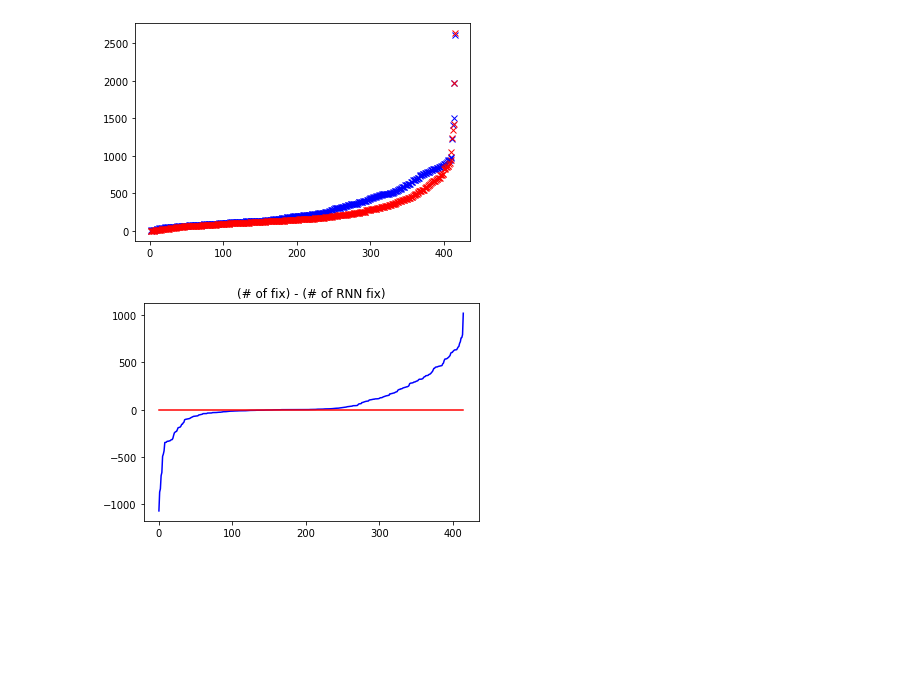
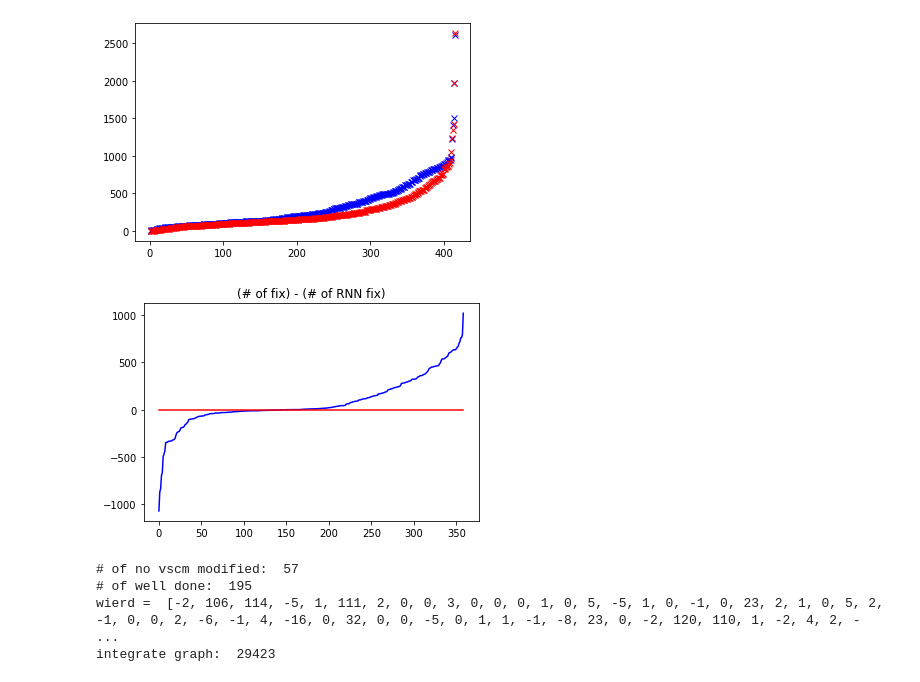
Before and after one commit to SweepFlaw/CppSynth, a Jupyter notebook: varsubtest/summary.ipynb, the cells around one changed output. Saved outputs shown, nothing was run; the diff lists cells and outputs as text; code cells hidden in the pictures; blank space fills up the shorter version.

```diff
--- a/varsubtest/summary.ipynb
+++ b/varsubtest/summary.ipynb
@@ -543,11 +543,25 @@ plt.show()
 # %%
 fig = plt.figure()
 ax = fig.add_subplot(1,1,1)
-sub = [i - ri for i, ri in zip(ic, r_ic)]
+sub = []
+wierd = []
+for i, ri, rl in zip(ic, r_ic, r_rl):
+    if rl != 0:
+        sub.append(i - ri)
+    else:
+        wierd.append(i - ri)
 ax.plot(range(len(sub)), sorted(sub), 'b')
 ax.plot(range(len(sub)), [0] * len(sub), 'r')
 
 plt.title('(# of fix) - (# of RNN fix)')
 plt.show()
+print('# of no vscm modified: ', 416 - len(sub))
+print('# of well done: ', len(list(filter(lambda x: x > 0, sub))))
+print('wierd = ', wierd)
+print('integrate graph: ', sum(sub))
 # %% [output]
-[figure, old version]
+[figure, new version]
+# of no vscm modified:  57
+# of well done:  195
+wierd =  [-2, 106, 114, -5, 1, 111, 2, 0, 0, 3, 0, 0, 0, 1, 0, 5, -5, 1, 0, -1, 0, 23, 2, 1, 0, 5, 2, -1, 0, 0, 2, -6, -1, 4, -16, 0, 32, 0, 0, -5, 0, 1, 1, -1, -8, 23, 0, -2, 120, 110, 1, -2, 4, 2, - ...
+integrate graph:  29423
```
Also changed, not shown: parts of 1 cell of this notebook, 3 other files.
